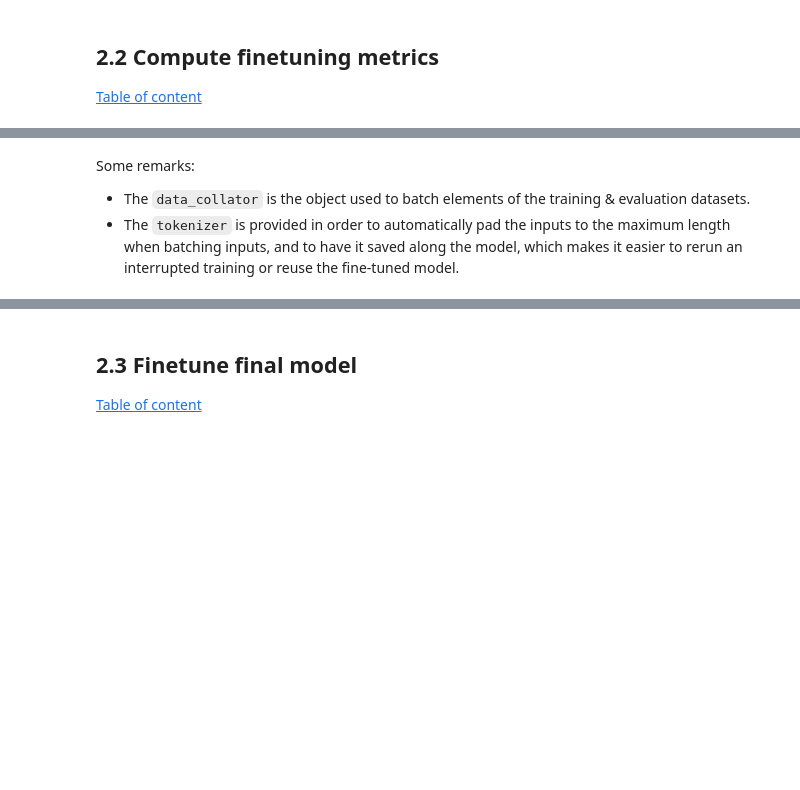
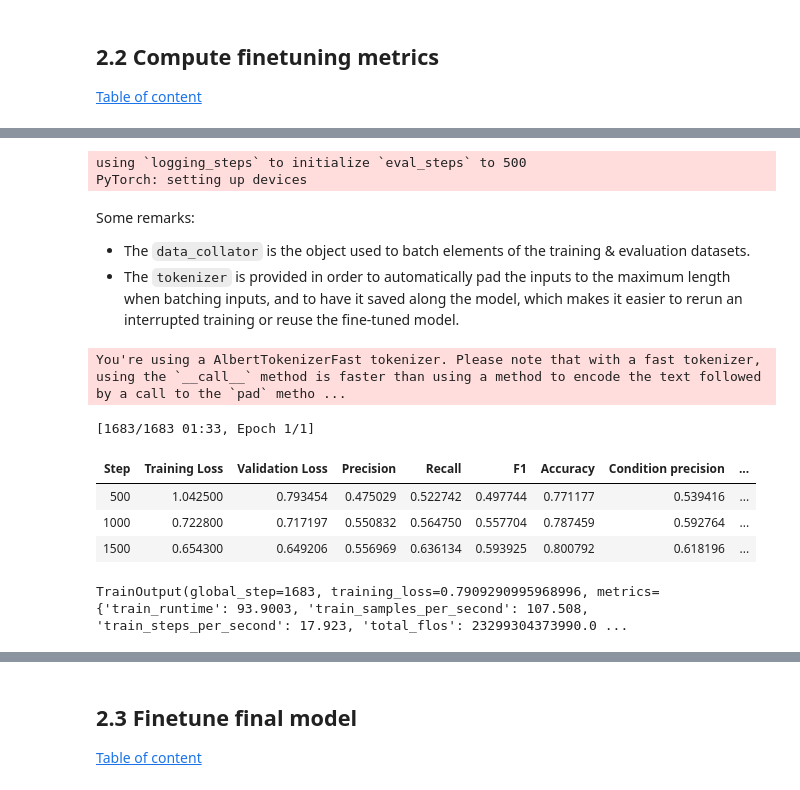
Before and after one commit to JBAujogue/BERT-playground, a Jupyter notebook: notebooks/Token Classification - NER - Albert - CHIA.ipynb, the cells around one changed output, grey strips where cells are left out. Drawn from its saved outputs; the diff is of its cells as text; code cells hidden in the pictures; blank space fills up the shorter version.

Commit message:
init job for token classification - ner - chia

```diff
--- a/notebooks/Token Classification - NER - Albert - CHIA.ipynb
+++ b/notebooks/Token Classification - NER - Albert - CHIA.ipynb
@@ -229,0 +222,10 @@ tokenizer = AutoTokenizer.from_pretrained(os.path.join(path_to_save_mlm, base_mo
+# %%
+tokenizer_path = os.path.join(path_to_save_mlm, base_model_name, 'tokenizer')
+
+try:
+    tokenizer = AutoTokenizer.from_pretrained(tokenizer_path)
+    print('Tokenizer loaded from local checkpoint.')
+except:
+    tokenizer = AutoTokenizer.from_pretrained(hub_model_name)
+    tokenizer.save_pretrained(tokenizer_path)
+    print('Tokenizer downloaded from Huggingface model hub.')
@@ -317,0 +321,11 @@ To support symlinks on Windows, you either need to activate Developer Mode or to
+# %%
+base_model_path = os.path.join(path_to_save_mlm, base_model_name, 'model')
+
+try:
+    model = AutoModelForTokenClassification.from_pretrained(base_model_path, label2id = label2id, id2label = id2label)
+    print('Model loaded from local checkpoint.')
+except:
+    model = AutoModelForMaskedLM.from_pretrained(hub_model_name)
+    model.save_pretrained(base_model_path)
+    model = AutoModelForTokenClassification.from_pretrained(base_model_path, label2id = label2id, id2label = id2label)
+    print('Model downloaded from Huggingface model hub.')
@@ -325,6 +378,0 @@ set_seed(42)
-# %%
-model = AutoModelForTokenClassification.from_pretrained(
-    os.path.join(path_to_save_mlm, base_model_name, 'model'),
-    label2id = label2id,
-    id2label = id2label,
-)
@@ -348,7 +386,7 @@ args = TrainingArguments(
     # training args
     learning_rate = 2e-5,
     weight_decay = 1e-4,
-    num_train_epochs = 4,
+    num_train_epochs = 1,
     per_device_train_batch_size = batch_size,
     per_device_eval_batch_size = batch_size,
 
@@ -361,6 +399,9 @@ args = TrainingArguments(
     report_to = ['tensorboard'],
     log_level = 'warning',
 )
+# %% [output]
+using `logging_steps` to initialize `eval_steps` to 500
+PyTorch: setting up devices
 # %%
 metric = evaluate.load("seqeval")
 # %%
@@ -377,6 +418,16 @@ Some remarks:
 
 - The `data_collator` is the object used to batch elements of the training & evaluation datasets.
 - The `tokenizer` is provided in order to automatically pad the inputs to the maximum length when batching inputs, and to have it saved along the model, which makes it easier to rerun an interrupted training or reuse the fine-tuned model.
+# %%
+trainer.train()
+# %% [output]
+You're using a AlbertTokenizerFast tokenizer. Please note that with a fast tokenizer, using the `__call__` method is faster than using a method to encode the text followed by a call to the `pad` metho ...
+[1683/1683 01:33, Epoch 1/1]
+| Step | Training Loss | Validation Loss | Precision | Recall | F1 | Accuracy | Condition precision | ... |
+| 500 | 1.042500 | 0.793454 | 0.475029 | 0.522742 | 0.497744 | 0.771177 | 0.539416 | ... |
+| 1000 | 0.722800 | 0.717197 | 0.550832 | 0.564750 | 0.557704 | 0.787459 | 0.592764 | ... |
+| 1500 | 0.654300 | 0.649206 | 0.556969 | 0.636134 | 0.593925 | 0.800792 | 0.618196 | ... |
+TrainOutput(global_step=1683, training_loss=0.7909290995968996, metrics={'train_runtime': 93.9003, 'train_samples_per_second': 107.508, 'train_steps_per_second': 17.923, 'total_flos': 23299304373990.0 ...
 # %%
 trainer.train()
 # %% [output]
```
Also changed, not shown: parts of 20 cells of this notebook, 11 other files.
